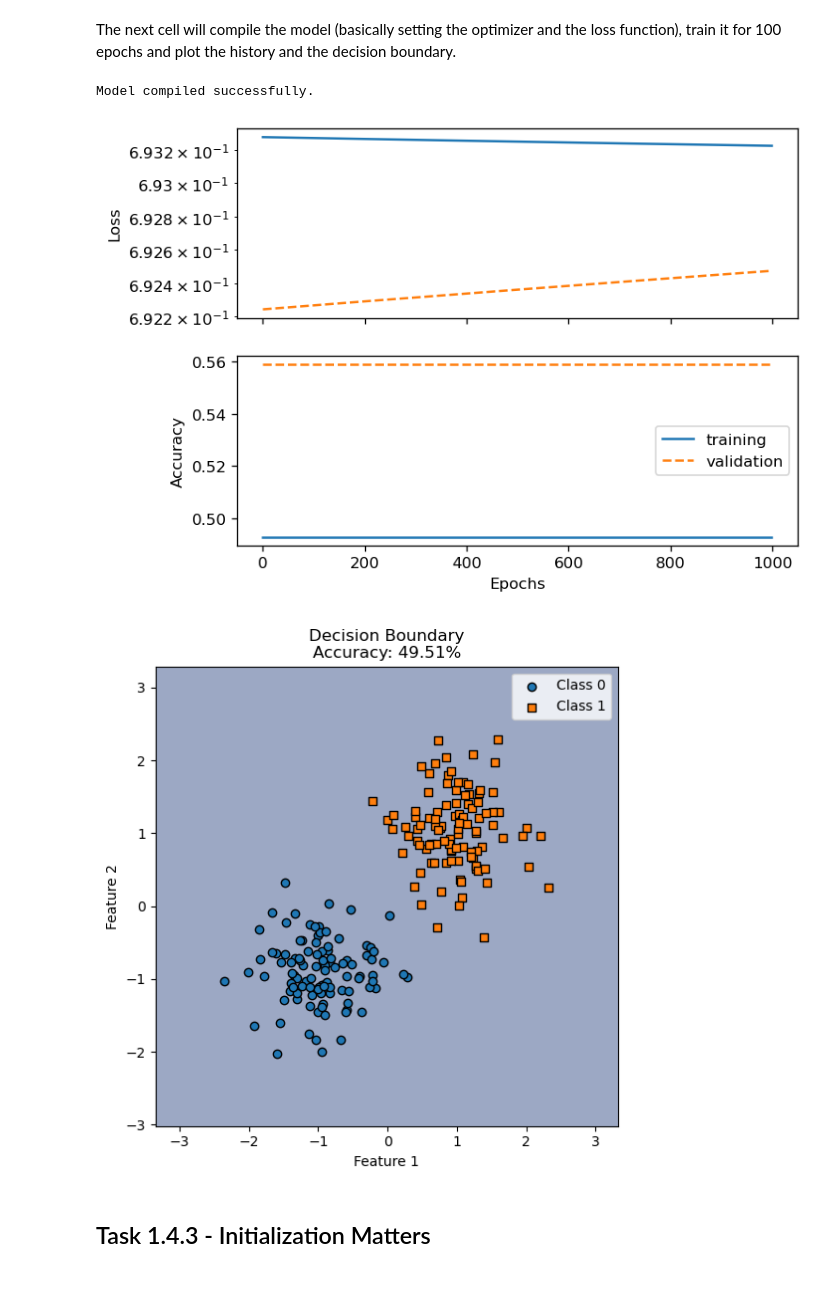
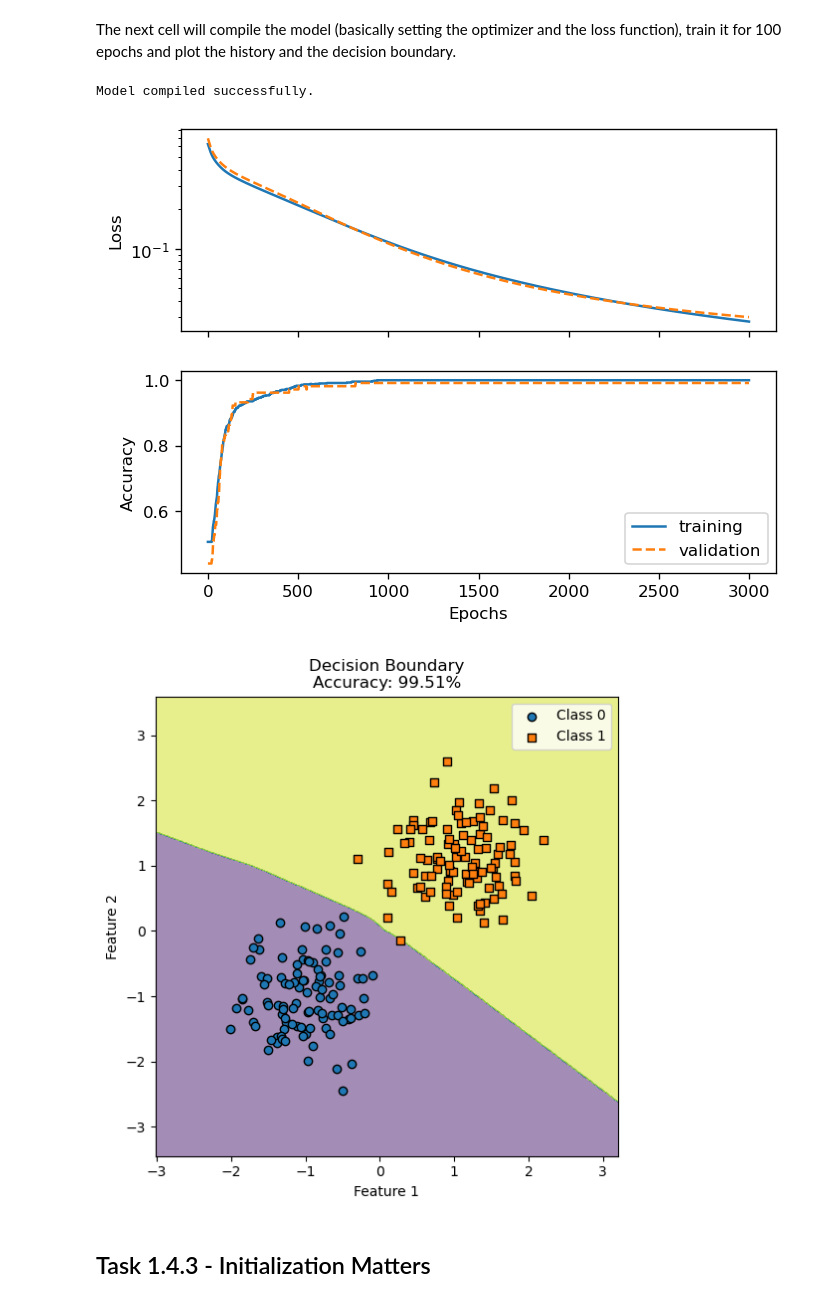
Before and after one commit to mwaqar666/DeepLearningLabs, a Jupyter notebook: Lab 1.4 - Notebook.ipynb, the cells around one changed output. Saved outputs shown, nothing was run; the diff lists cells and outputs as text; code cells hidden in the pictures.

```diff
--- a/Lab 1.4 - Notebook.ipynb
+++ b/Lab 1.4 - Notebook.ipynb
@@ -896,10 +1204,17 @@ X_train, Y_train, X_val, Y_val, X_test, Y_test = extras.split_dataset(data_X, da
 
 # initialize model
 NN = NeuralNet([
-	Dense(2, 8),
-	Sigmoid(),
-	Dense(8, 1),
-	Sigmoid(),
+    Dense(2, 16, 'he'),
+    LeakyReLU(),
+
+    Dense(16, 16, 'he'),
+    LeakyReLU(),
+
+    Dense(16, 8, 'he'),
+    LeakyReLU(),
+
+    Dense(8, 1, 'he'),
+    Sigmoid(),
 ])
 
 ### END CODE HERE ###
@@ -917,24 +1236,24 @@ The next cell will compile the model (basically setting the optimizer and the lo
 # %%
 NN.compile(
 	loss_function=BinaryCrossEntropy,
-	optimizer=GradientDescent(learning_rate=0.1),
+	optimizer=GradientDescent(learning_rate=1),
 	metric=BinaryAccuracy
 )
 
 NN_history = NN.fit(
 	X_train.T,
 	Y_train,
 	X_val.T,
 	Y_val,
-	1000,
+	3000,
 	verbose=False
 )
 
 extras.plot_history(NN_history)
 extras.plot_decision_boundary(NN, X_test, Y_test)
 # %% [output]
 Model compiled successfully.
-[figure, old version]
+[figure, new version]
-[figure, old version]
+[figure, new version]
 # %% [markdown]
 ## Task 1.4.3 - Initialization Matters
```
Also changed, not shown: parts of 27 cells of this notebook.
